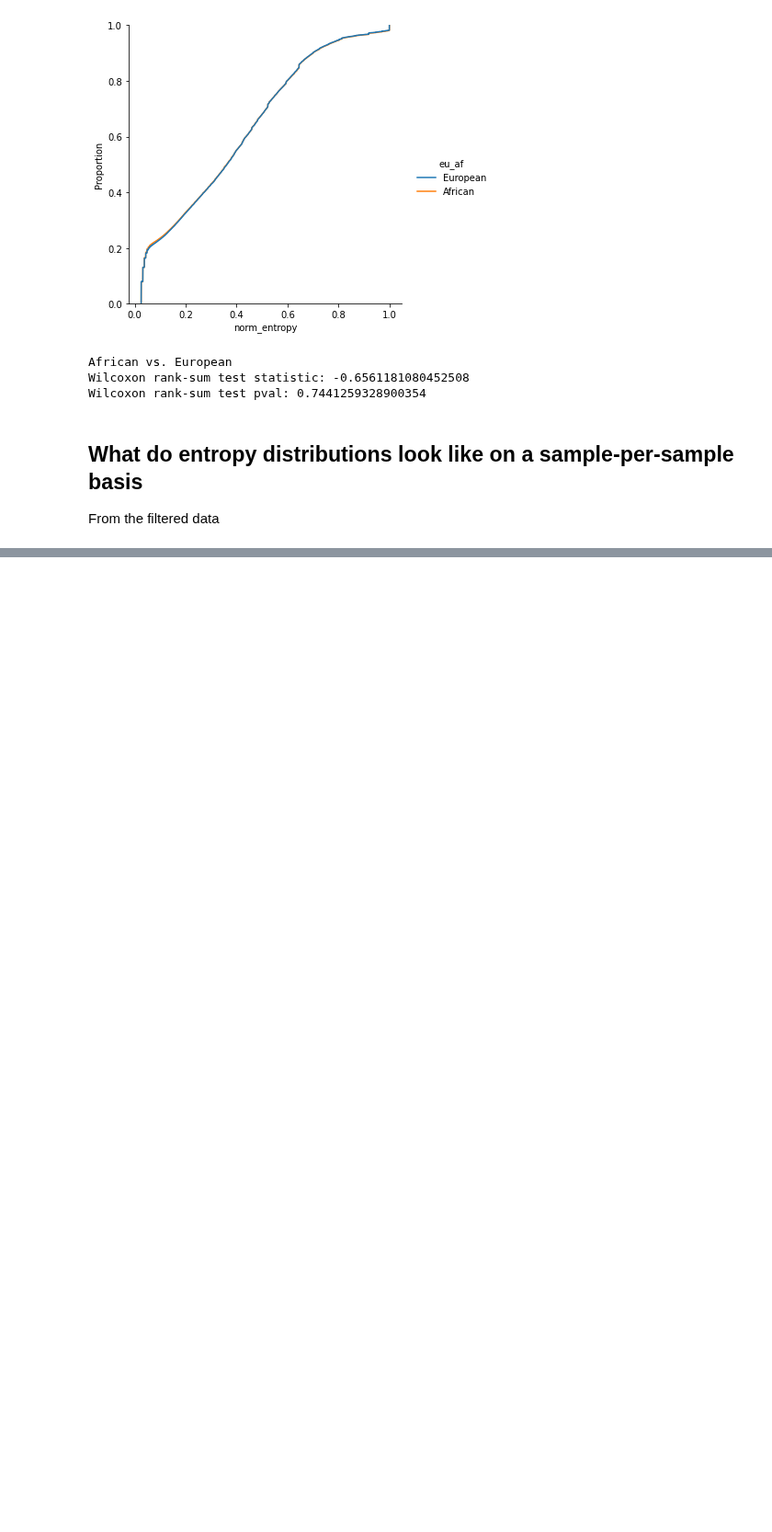
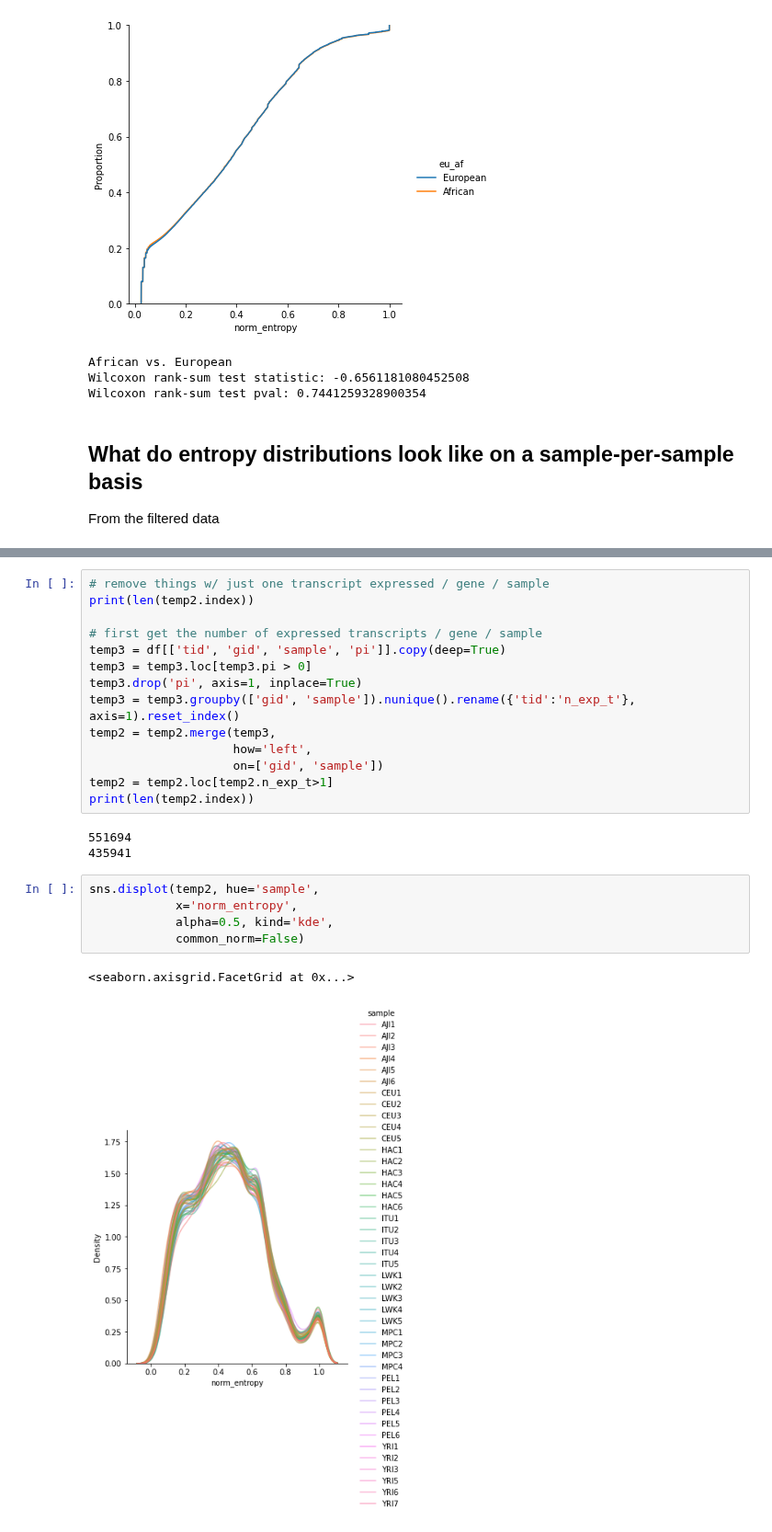
Before and after one commit to fairliereese/240903_pt, a Jupyter notebook: analysis/entropy_3.ipynb, the cells around one changed output, grey strips where cells are left out. Shown at 92% size. Saved outputs shown, nothing was run; the diff lists cells and outputs as text; blank space fills up the shorter version.

```diff
--- a/analysis/entropy_3.ipynb
+++ b/analysis/entropy_3.ipynb
@@ -444,0 +450,25 @@ sns.displot(temp2, hue='sample', x='norm_entropy', alpha=0.5, kind='kde')
+# %%
+# remove things w/ just one transcript expressed / gene / sample
+print(len(temp2.index))
+
+# first get the number of expressed transcripts / gene / sample
+temp3 = df[['tid', 'gid', 'sample', 'pi']].copy(deep=True)
+temp3 = temp3.loc[temp3.pi > 0]
+temp3.drop('pi', axis=1, inplace=True)
+temp3 = temp3.groupby(['gid', 'sample']).nunique().rename({'tid':'n_exp_t'}, axis=1).reset_index()
+temp2 = temp2.merge(temp3,
+                    how='left',
+                    on=['gid', 'sample'])
+temp2 = temp2.loc[temp2.n_exp_t>1]
+print(len(temp2.index))
+# %% [output]
+551694
+435941
+# %%
+sns.displot(temp2, hue='sample',
+            x='norm_entropy',
+            alpha=0.5, kind='kde',
+            common_norm=False)
+# %% [output]
+<seaborn.axisgrid.FacetGrid at 0x...>
+[figure, added]
```
Also changed, not shown: parts of 9 cells of this notebook, 10 other files.
